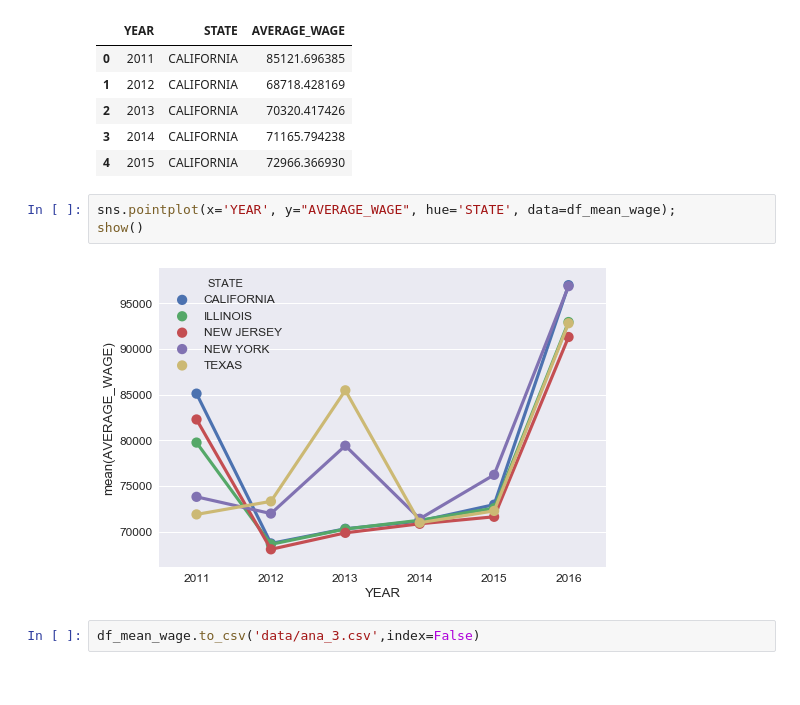
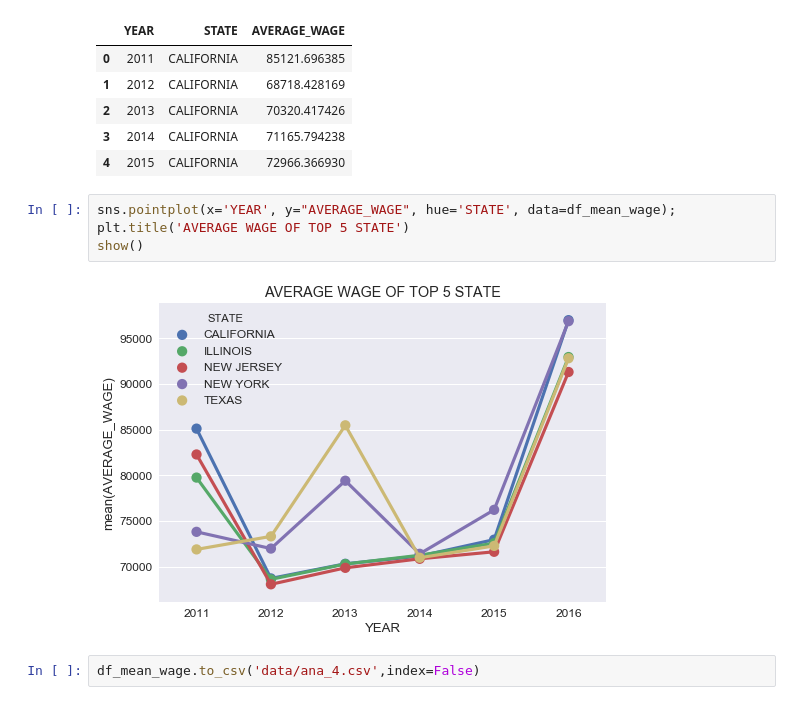
Before and after one commit to fangninghe/brahmbhatt_spandan_spring17, a Jupyter notebook: final/analysis/analysis.ipynb, the cells around one changed output. Saved outputs shown, nothing was run; the diff lists cells and outputs as text.

```diff
--- a/final/analysis/analysis.ipynb
+++ b/final/analysis/analysis.ipynb
@@ -299,8 +298,9 @@ df_mean_wage.head()
 | 4 | 2015 | CALIFORNIA | 72966.366930 |
 # %%
 sns.pointplot(x='YEAR', y="AVERAGE_WAGE", hue='STATE', data=df_mean_wage);
+plt.title('AVERAGE WAGE OF TOP 5 STATE')
 show()
 # %% [output]
-[figure, old version]
+[figure, new version]
 # %%
-df_mean_wage.to_csv('data/ana_3.csv',index=False)
+df_mean_wage.to_csv('data/ana_4.csv',index=False)
```
Also changed, not shown: parts of 23 cells of this notebook.
